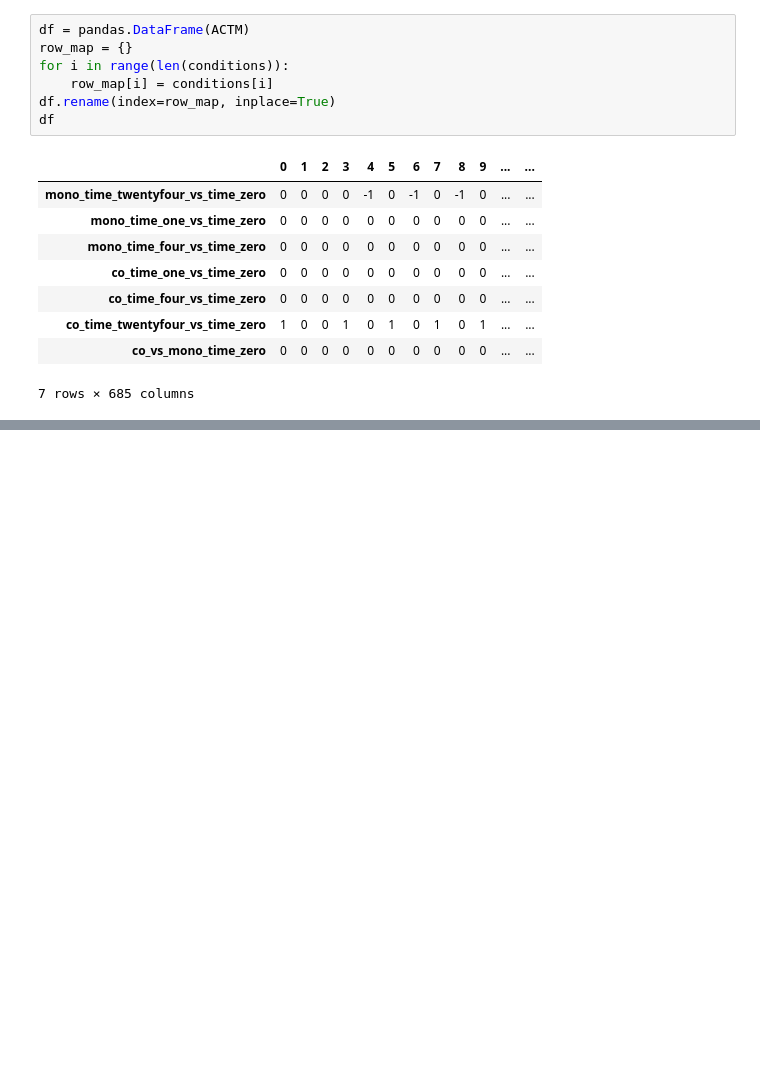
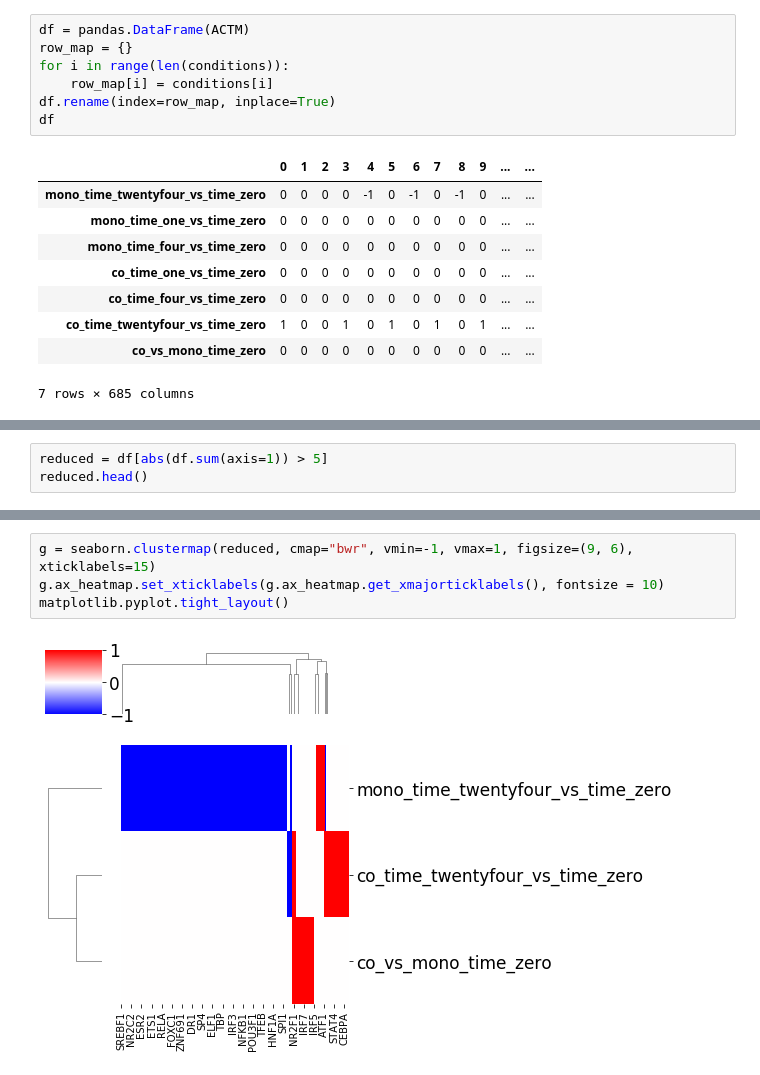
Before and after one commit to adelomana/cdi, a Jupyter notebook: differential_regulon/differential_regulon_activity_analysis.ipynb, the cells around one changed output, grey strips where cells are left out. Cells and saved outputs as stored; diff of their text form; blank space fills up the shorter version.

```diff
--- a/differential_regulon/differential_regulon_activity_analysis.ipynb
+++ b/differential_regulon/differential_regulon_activity_analysis.ipynb
@@ -235,0 +284,3 @@ matplotlib.pyplot.tight_layout()
+# %%
+reduced = df[abs(df.sum(axis=1)) > 5]
+reduced.head()
@@ -235,0 +293,6 @@ matplotlib.pyplot.tight_layout()
+# %%
+g = seaborn.clustermap(reduced, cmap="bwr", vmin=-1, vmax=1, figsize=(9, 6), xticklabels=15)
+g.ax_heatmap.set_xticklabels(g.ax_heatmap.get_xmajorticklabels(), fontsize = 10)
+matplotlib.pyplot.tight_layout()
+# %% [output]
+[figure, added]
```
Also changed, not shown: parts of 17 cells of this notebook.
